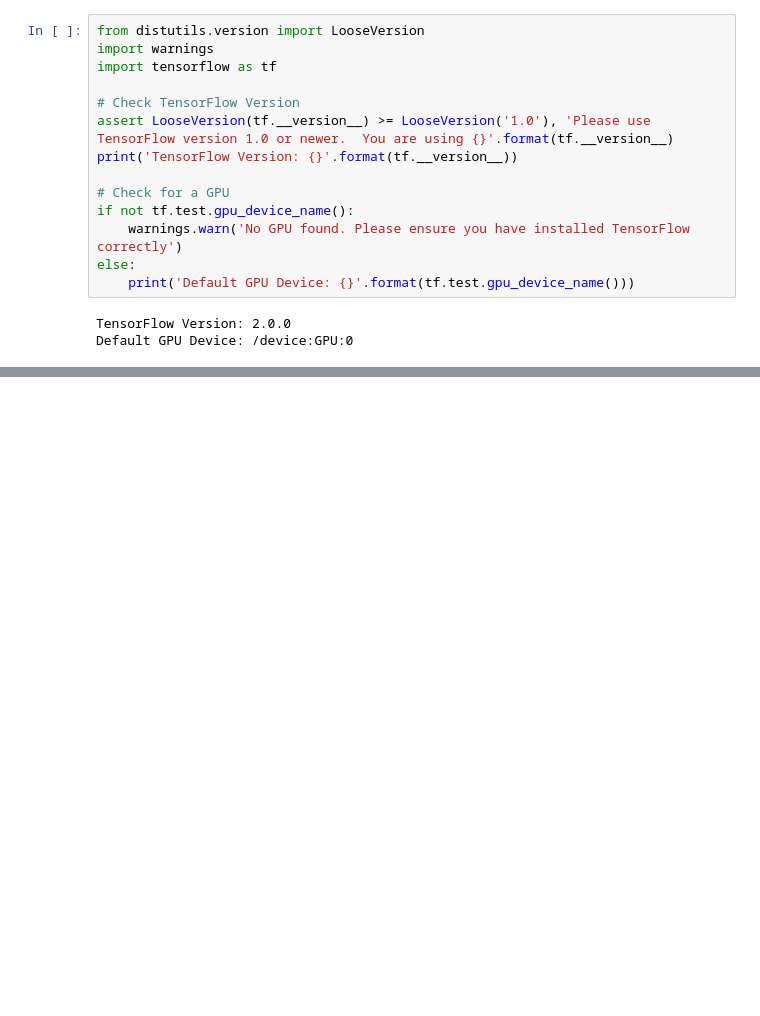
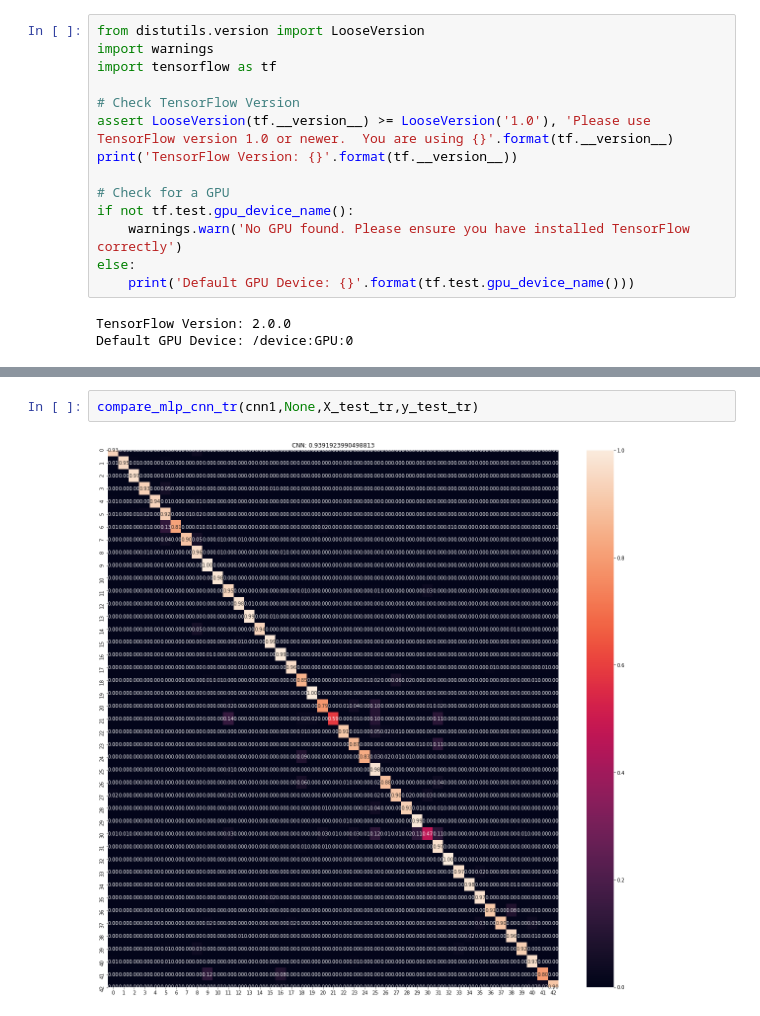
Before and after one commit to liamlows/CS5324-ML_Python, a Jupyter notebook: Lab6/Lab6-init.ipynb, the cells around one changed output, grey strips where cells are left out. Saved outputs shown, nothing was run; the diff lists cells and outputs as text; blank space fills up the shorter version.

```diff
--- a/Lab6/Lab6-init.ipynb
+++ b/Lab6/Lab6-init.ipynb
@@ -36,0 +267,4 @@ Using TensorFlow backend.
+# %%
+compare_mlp_cnn_tr(cnn1,None,X_test_tr,y_test_tr)
+# %% [output]
+[figure, added]
```
Also changed, not shown: parts of 27 cells of this notebook.
